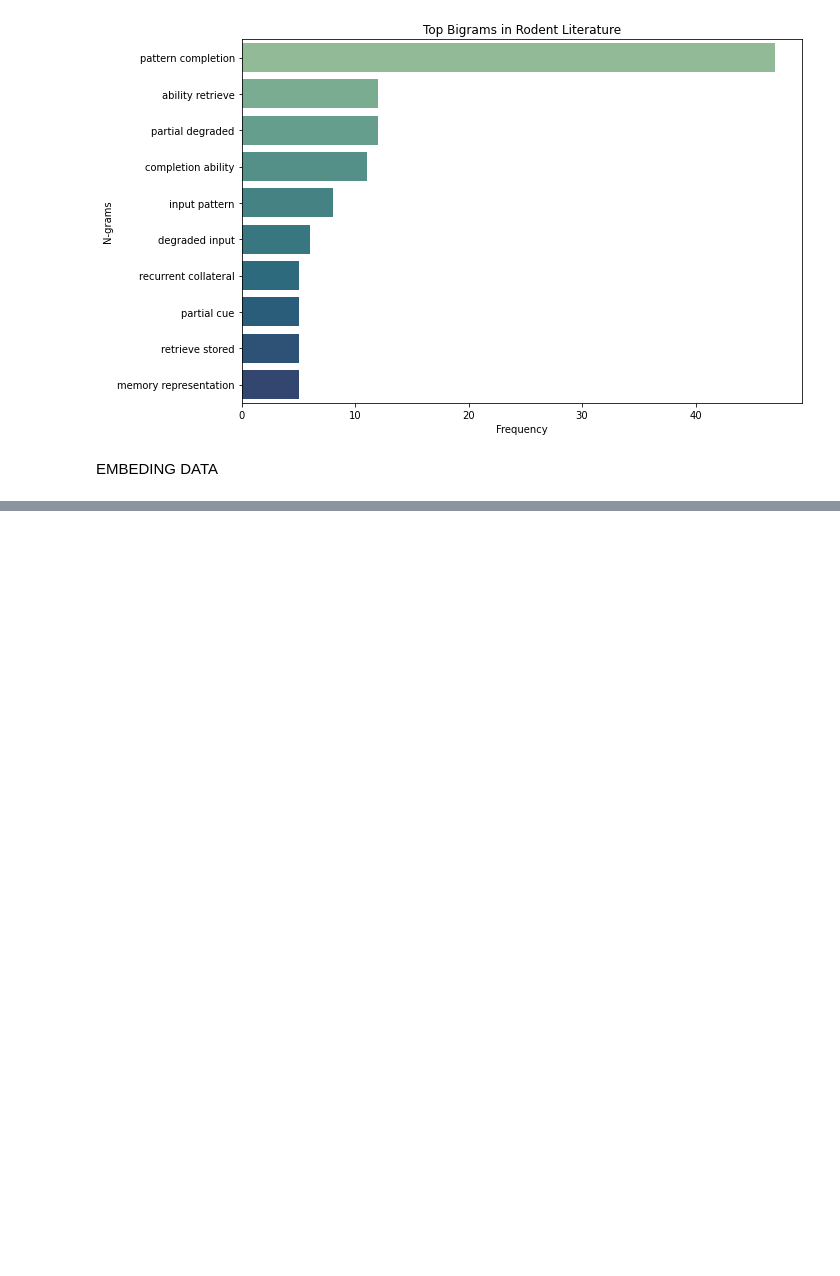
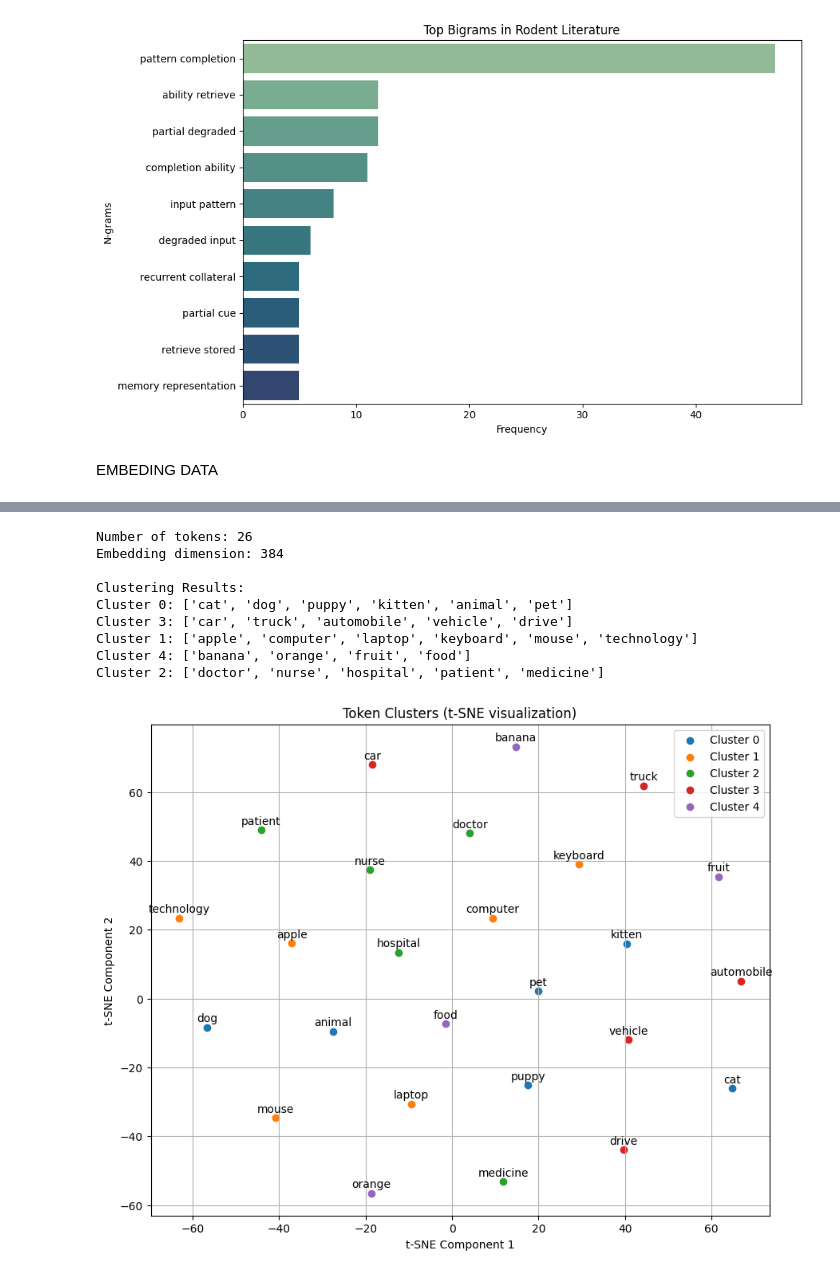
Before and after one commit to KisHunor/Pattern_completion_review, a Jupyter notebook: Theoretical_definition_analysis.ipynb, the cells around one changed output, grey strips where cells are left out. Drawn from its saved outputs; the diff is of its cells as text; code cells hidden in the pictures; blank space fills up the shorter version.

```diff
--- a/Theoretical_definition_analysis.ipynb
+++ b/Theoretical_definition_analysis.ipynb
@@ -282,0 +314,78 @@ EMBEDING DATA
+# %%
+import numpy as np
+from sklearn.cluster import KMeans
+from sklearn.decomposition import PCA
+from sklearn.manifold import TSNE
+import matplotlib.pyplot as plt
+from sentence_transformers import SentenceTransformer
+
+# 1. Your list of tokens
+tokens = [
+    "cat", "dog", "puppy", "kitten", "animal", "pet",
+    "car", "truck", "automobile", "vehicle", "drive",
+    "apple", "banana", "orange", "fruit", "food",
+    "computer", "laptop", "keyboard", "mouse", "technology",
+    "doctor", "nurse", "hospital", "patient", "medicine"
+]
+
+# 2. Generate Word Embeddings (using Sentence-BERT for simplicity and good performance)
+# You might choose a different model based on your needs.
+# 'all-MiniLM-L6-v2' is a good general-purpose model.
+model = SentenceTransformer('all-MiniLM-L6-v2')
+word_embeddings = model.encode(tokens)
+
+print(f"Number of tokens: {len(tokens)}")
+print(f"Embedding dimension: {word_embeddings.shape[1]}")
+
+# 3. Apply Clustering Algorithm (K-Means)
+# You need to estimate 'n_clusters' or use a method to find optimal k.
+# For this small example, we can guess a reasonable number of clusters.
+num_clusters = 5 # Based on our example tokens, we expect 5 main categories
+
+kmeans = KMeans(n_clusters=num_clusters, random_state=42, n_init=10)
+cluster_labels = kmeans.fit_predict(word_embeddings)
+
+# 4. Group tokens by cluster
+clustered_tokens = {}
+for i, label in enumerate(cluster_labels):
+    if label not in clustered_tokens:
+        clustered_tokens[label] = []
+    clustered_tokens[label].append(tokens[i])
+
+print("\nClustering Results:")
+for cluster_id, words_in_cluster in clustered_tokens.items():
+    print(f"Cluster {cluster_id}: {words_in_cluster}")
+
+# 5. Optional: Visualize Clusters (using t-SNE for dimensionality reduction)
+# Reduce to 2 dimensions for plotting
+pca = PCA(n_components=22) # First reduce to a reasonable number of components
+reduced_embeddings = pca.fit_transform(word_embeddings)
+
+tsne = TSNE(n_components=2, random_state=42, perplexity=min(len(tokens)-1, 30)) # Perplexity should be < num_samples
+tsne_embeddings = tsne.fit_transform(reduced_embeddings)
+
+plt.figure(figsize=(10, 8))
+for i in range(num_clusters):
+    cluster_points = tsne_embeddings[cluster_labels == i]
+    plt.scatter(cluster_points[:, 0], cluster_points[:, 1], label=f'Cluster {i}')
+    # Annotate points with token names
+    for j, (x, y) in enumerate(cluster_points):
+        plt.annotate(tokens[np.where(cluster_labels == i)[0][j]], (x, y), textcoords="offset points", xytext=(0,5), ha='center')
+
+plt.title('Token Clusters (t-SNE visualization)')
+plt.xlabel('t-SNE Component 1')
+plt.ylabel('t-SNE Component 2')
+plt.legend()
+plt.grid(True)
+plt.show()
+# %% [output]
+Number of tokens: 26
+Embedding dimension: 384
+
+Clustering Results:
+Cluster 0: ['cat', 'dog', 'puppy', 'kitten', 'animal', 'pet']
+Cluster 3: ['car', 'truck', 'automobile', 'vehicle', 'drive']
+Cluster 1: ['apple', 'computer', 'laptop', 'keyboard', 'mouse', 'technology']
+Cluster 4: ['banana', 'orange', 'fruit', 'food']
+Cluster 2: ['doctor', 'nurse', 'hospital', 'patient', 'medicine']
+[figure, added]
```
Also changed, not shown: parts of 10 cells of this notebook, 7 other files.
